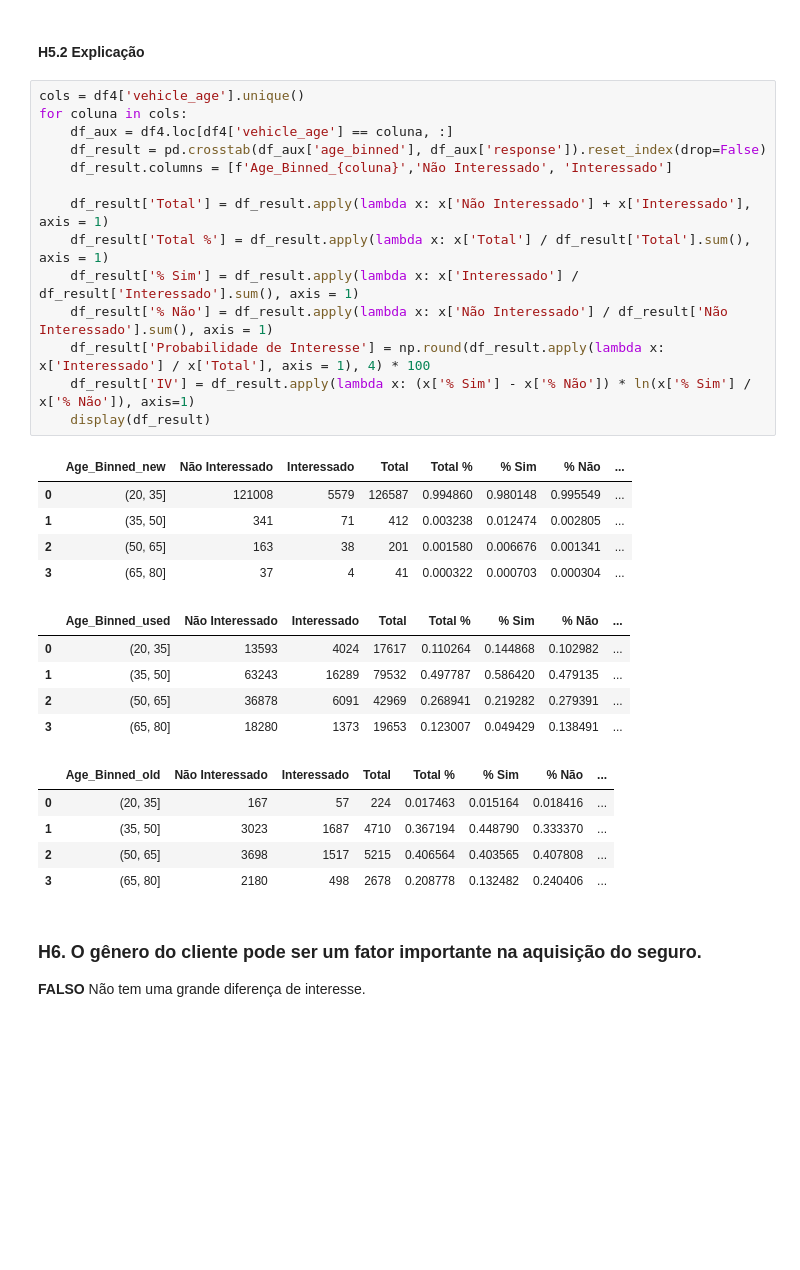
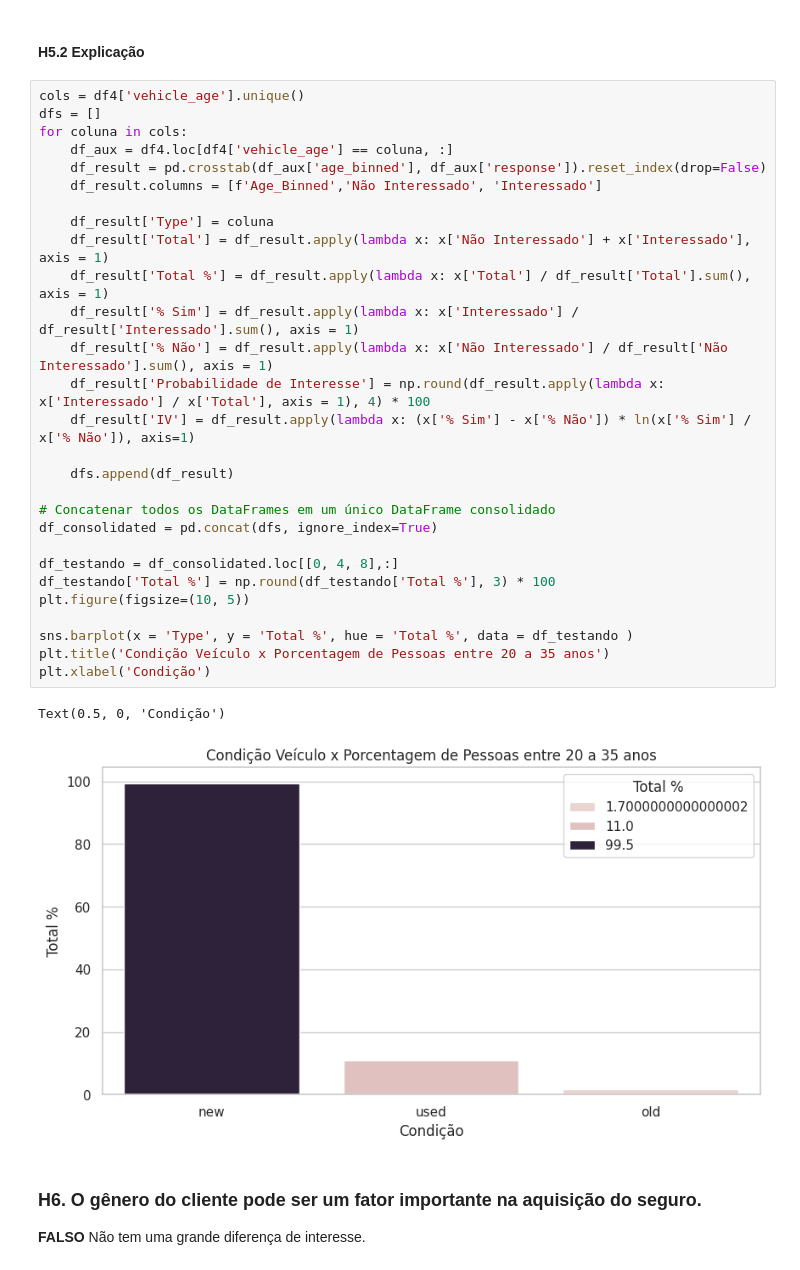
Before and after one commit to TiagoTBarreto/HealthInsurance-CrossSell, a Jupyter notebook: pa04_completed.ipynb, the cells around one changed output. Saved outputs shown, nothing was run; the diff lists cells and outputs as text; blank space fills up the shorter version.

```diff
--- a/pa04_completed.ipynb
+++ b/pa04_completed.ipynb
@@ -443,34 +455,35 @@ iv_table('vehicle_age', 0)
 #### H5.2 Explicação
 # %%
 cols = df4['vehicle_age'].unique()
+dfs = []
 for coluna in cols:
     df_aux = df4.loc[df4['vehicle_age'] == coluna, :]
     df_result = pd.crosstab(df_aux['age_binned'], df_aux['response']).reset_index(drop=False)
-    df_result.columns = [f'Age_Binned_{coluna}','Não Interessado', 'Interessado']
+    df_result.columns = [f'Age_Binned','Não Interessado', 'Interessado']
 
+    df_result['Type'] = coluna
     df_result['Total'] = df_result.apply(lambda x: x['Não Interessado'] + x['Interessado'], axis = 1)
     df_result['Total %'] = df_result.apply(lambda x: x['Total'] / df_result['Total'].sum(), axis = 1)
     df_result['% Sim'] = df_result.apply(lambda x: x['Interessado'] / df_result['Interessado'].sum(), axis = 1)
     df_result['% Não'] = df_result.apply(lambda x: x['Não Interessado'] / df_result['Não Interessado'].sum(), axis = 1)
     df_result['Probabilidade de Interesse'] = np.round(df_result.apply(lambda x: x['Interessado'] / x['Total'], axis = 1), 4) * 100
     df_result['IV'] = df_result.apply(lambda x: (x['% Sim'] - x['% Não']) * ln(x['% Sim'] / x['% Não']), axis=1)
-    display(df_result)
+
+    dfs.append(df_result)
+
+# Concatenar todos os DataFrames em um único DataFrame consolidado
+df_consolidated = pd.concat(dfs, ignore_index=True)
+
+df_testando = df_consolidated.loc[[0, 4, 8],:]
+df_testando['Total %'] = np.round(df_testando['Total %'], 3) * 100
+plt.figure(figsize=(10, 5))
+
+sns.barplot(x = 'Type', y = 'Total %', hue = 'Total %', data = df_testando )
+plt.title('Condição Veículo x Porcentagem de Pessoas entre 20 a 35 anos')
+plt.xlabel('Condição')
 # %% [output]
-|  | Age_Binned_new | Não Interessado | Interessado | Total | Total % | % Sim | % Não | ... |
-| 0 | (20, 35] | 121008 | 5579 | 126587 | 0.994860 | 0.980148 | 0.995549 | ... |
-| 1 | (35, 50] | 341 | 71 | 412 | 0.003238 | 0.012474 | 0.002805 | ... |
-| 2 | (50, 65] | 163 | 38 | 201 | 0.001580 | 0.006676 | 0.001341 | ... |
-| 3 | (65, 80] | 37 | 4 | 41 | 0.000322 | 0.000703 | 0.000304 | ... |
-|  | Age_Binned_used | Não Interessado | Interessado | Total | Total % | % Sim | % Não | ... |
-| 0 | (20, 35] | 13593 | 4024 | 17617 | 0.110264 | 0.144868 | 0.102982 | ... |
-| 1 | (35, 50] | 63243 | 16289 | 79532 | 0.497787 | 0.586420 | 0.479135 | ... |
-| 2 | (50, 65] | 36878 | 6091 | 42969 | 0.268941 | 0.219282 | 0.279391 | ... |
-| 3 | (65, 80] | 18280 | 1373 | 19653 | 0.123007 | 0.049429 | 0.138491 | ... |
-|  | Age_Binned_old | Não Interessado | Interessado | Total | Total % | % Sim | % Não | ... |
-| 0 | (20, 35] | 167 | 57 | 224 | 0.017463 | 0.015164 | 0.018416 | ... |
-| 1 | (35, 50] | 3023 | 1687 | 4710 | 0.367194 | 0.448790 | 0.333370 | ... |
-| 2 | (50, 65] | 3698 | 1517 | 5215 | 0.406564 | 0.403565 | 0.407808 | ... |
-| 3 | (65, 80] | 2180 | 498 | 2678 | 0.208778 | 0.132482 | 0.240406 | ... |
+Text(0.5, 0, 'Condição')
+[figure, added]
 # %% [markdown]
 ### H6. O gênero do cliente pode ser um fator importante na aquisição do seguro.
 **FALSO** Não tem uma grande diferença de interesse.
```
Also changed, not shown: parts of 16 cells of this notebook.
